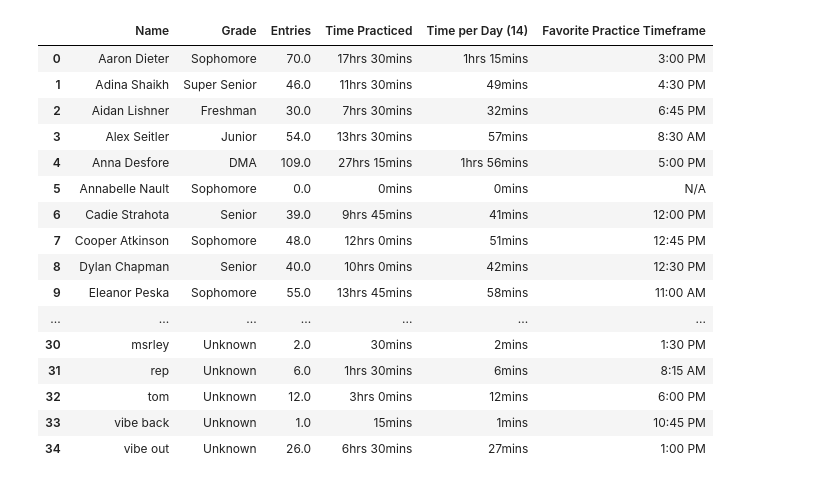
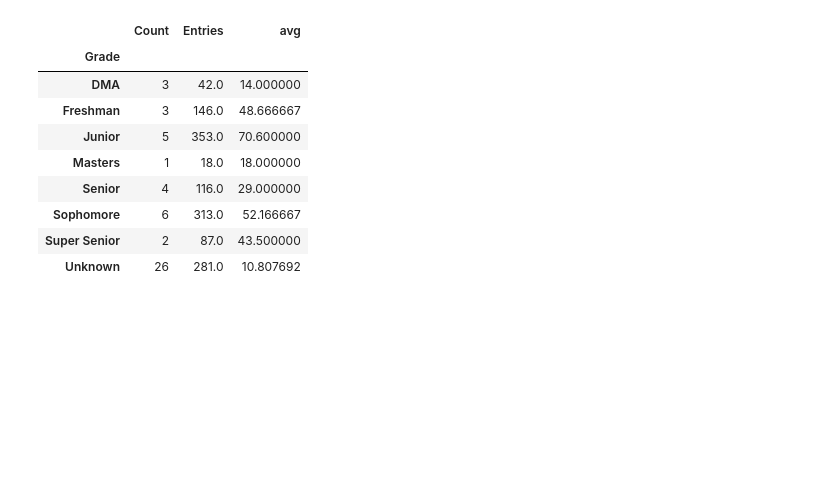
Before and after one commit to amdieter/practice-room-data, a Jupyter notebook: Practice Log.ipynb, the cells around one changed output. Drawn from its saved outputs; the diff is of its cells as text; code cells hidden in the pictures; blank space fills up the shorter version.

Commit message:
Cleaned up data collection and summary

```diff
--- a/Practice Log.ipynb
+++ b/Practice Log.ipynb
@@ -14,14 +14,15 @@ spreadsheet_key = '13CdEbddbIDDHdCVU9IvpHQzSB4lJroJ36Riufl5uvTk' # This is the r
 book = gc.open_by_key(spreadsheet_key)
 # %%
 # Studio in order of grade then alphabetical by last name
-studio = ['Jaime Cardenas', 'Anna Desfore', 'Matt Schneider', 'Tanner Day', 'Trevor Maliborski', 'Adina Shaikh', 'Dylan Chapman', 'Joshua Dieter',
+studio_names = ['Jaime Cardenas', 'Anna Desfore', 'Matt Schneider', 'Tanner Day', 'Trevor Maliborski', 'Adina Shaikh', 'Dylan Chapman', 'Joshua Dieter',
           'Van Maxwell', 'Cadie Strahota', 'Nate Dreyfus', 'Ravlin Frantz', 'Ellis Goeden', 'Kendal Schreiber', 'Alex Seitler',
           'Cooper Atkinson', 'Aaron Dieter', 'Ryan Gomez', 'Annabelle Nault', 'Marley Van Domelan','Eleanor Peska', 'Aidan Lishner', 'Pete Navratil', 'Nick Ruplinger']
 # %%
 # database of names and nicknames
 
 names = {}
-for full_name in studio:
+# add first names to database
+for full_name in studio_names:
     first_name = full_name.split(' ')[0].lower()
     names[full_name] = [first_name]
 
@@ -186,0 +123,8 @@ for room in rooms:
+# %%
+# compile dataframes, don't run too much or will overload page
+compiled_data = {}
+for room in rooms:
+    for week_num in range(1,3):
+        room_week, df = full_df(room, week_num)
+        compiled_data[room_week] = df
+# compiled_data
@@ -296,3 +408,10 @@ stats = book.worksheet('Stats')
+# %%
+# fav timeframe function
+def fav_timeframe(row):
+    for name, dict in entries_by_person_by_time.items():
+        if name == row['Name']:
+            return max(dict, key=dict.get)
+    return 'N/A'
 # %%
 # dataframe with all the stats sorted in alphabetical order by name
 
@@ -311,75 +430,42 @@ name_grade_df.columns = ['Name','Grade']
 
 # merge entries and grade level
 perc_stats = pd.merge(name_grade_df, name_entries_df, on='Name',how='outer')
 
 # fill NaN
 perc_stats.fillna({'Grade': 'Unknown', 'Entries': 0}, inplace=True)
 
-# conversion function
-def entries_to_time(row):
-    hours = row['Entries']*15/60
-    hours_mins = str(hours).split('.')
-    if int(hours_mins[0]) == 0:
-        return str(int(float('.'+hours_mins[1])*60)) + 'mins'
-    else:
-        return str(hours_mins[0]) + 'hrs ' + str(int(float('.'+hours_mins[1])*60)) + 'mins'
-
 # Time Practiced
 perc_stats['Time Practiced'] = perc_stats.apply(entries_to_time, axis=1)
 
-def entries_to_time_p_day(row):
-    hours = row['Entries']*15/60/14  # divide by the 7 days in the week
-    hours_mins = str(hours).split('.')
-    if int(hours_mins[0]) == 0:
-        return str(int(float('.'+hours_mins[1])*60)) + 'mins'
-    else:
-        return str(hours_mins[0]) + 'hrs ' + str(int(float('.'+hours_mins[1])*60)) + 'mins'
-
 # Time/Day
 perc_stats['Time per Day (14)'] = perc_stats.apply(entries_to_time_p_day, axis=1)
-
-# fav timeframe function
-def fav_timeframe(row):
-    for tuple in entries_by_person_timeframe.items():
-        name = tuple[0]
-        dict = tuple[1]
-        if name == row['Name']:
-            return max(dict, key=dict.get)
-    return 'N/A'
 
 # Favorite Practice Timeframe
 perc_stats['Favorite Practice Timeframe'] = perc_stats.apply(fav_timeframe, axis=1)
 
 sorted_perc_stats = perc_stats.sort_values('Entries', ascending = False)
 
-sorted_perc_stats[sorted_perc_stats['Grade'] == 'Junior']
+# sorted_perc_stats[sorted_perc_stats['Grade'] == 'Junior']
 
 sorted_perc_stats.groupby('Grade').sum('Entries')
 
 entries_by_grade = sorted_perc_stats.groupby('Grade').agg(
     Count=('Entries', 'count'),
     Entries=('Entries', 'sum')
 )
 
 entries_by_grade['avg'] = entries_by_grade['Entries']/entries_by_grade['Count']
 entries_by_grade
 
-perc_stats
+# perc_stats
 # %% [output]
-|  | Name | Grade | Entries | Time Practiced | Time per Day (14) | Favorite Practice Timeframe |
-| 0 | Aaron Dieter | Sophomore | 70.0 | 17hrs 30mins | 1hrs 15mins | 3:00 PM |
-| 1 | Adina Shaikh | Super Senior | 46.0 | 11hrs 30mins | 49mins | 4:30 PM |
-| 2 | Aidan Lishner | Freshman | 30.0 | 7hrs 30mins | 32mins | 6:45 PM |
-| 3 | Alex Seitler | Junior | 54.0 | 13hrs 30mins | 57mins | 8:30 AM |
-| 4 | Anna Desfore | DMA | 109.0 | 27hrs 15mins | 1hrs 56mins | 5:00 PM |
-| 5 | Annabelle Nault | Sophomore | 0.0 | 0mins | 0mins | N/A |
-| 6 | Cadie Strahota | Senior | 39.0 | 9hrs 45mins | 41mins | 12:00 PM |
-| 7 | Cooper Atkinson | Sophomore | 48.0 | 12hrs 0mins | 51mins | 12:45 PM |
-| 8 | Dylan Chapman | Senior | 40.0 | 10hrs 0mins | 42mins | 12:30 PM |
-| 9 | Eleanor Peska | Sophomore | 55.0 | 13hrs 45mins | 58mins | 11:00 AM |
-| ... | ... | ... | ... | ... | ... | ... |
-| 30 | msrley | Unknown | 2.0 | 30mins | 2mins | 1:30 PM |
-| 31 | rep | Unknown | 6.0 | 1hrs 30mins | 6mins | 8:15 AM |
-| 32 | tom | Unknown | 12.0 | 3hrs 0mins | 12mins | 6:00 PM |
-| 33 | vibe back | Unknown | 1.0 | 15mins | 1mins | 10:45 PM |
-| 34 | vibe out | Unknown | 26.0 | 6hrs 30mins | 27mins | 1:00 PM |
+|  | Count | Entries | avg |
+| Grade |  |  |  |
+| DMA | 3 | 42.0 | 14.000000 |
+| Freshman | 3 | 146.0 | 48.666667 |
+| Junior | 5 | 353.0 | 70.600000 |
+| Masters | 1 | 18.0 | 18.000000 |
+| Senior | 4 | 116.0 | 29.000000 |
+| Sophomore | 6 | 313.0 | 52.166667 |
+| Super Senior | 2 | 87.0 | 43.500000 |
+| Unknown | 26 | 281.0 | 10.807692 |
```
Also changed, not shown: parts of 14 cells of this notebook.
